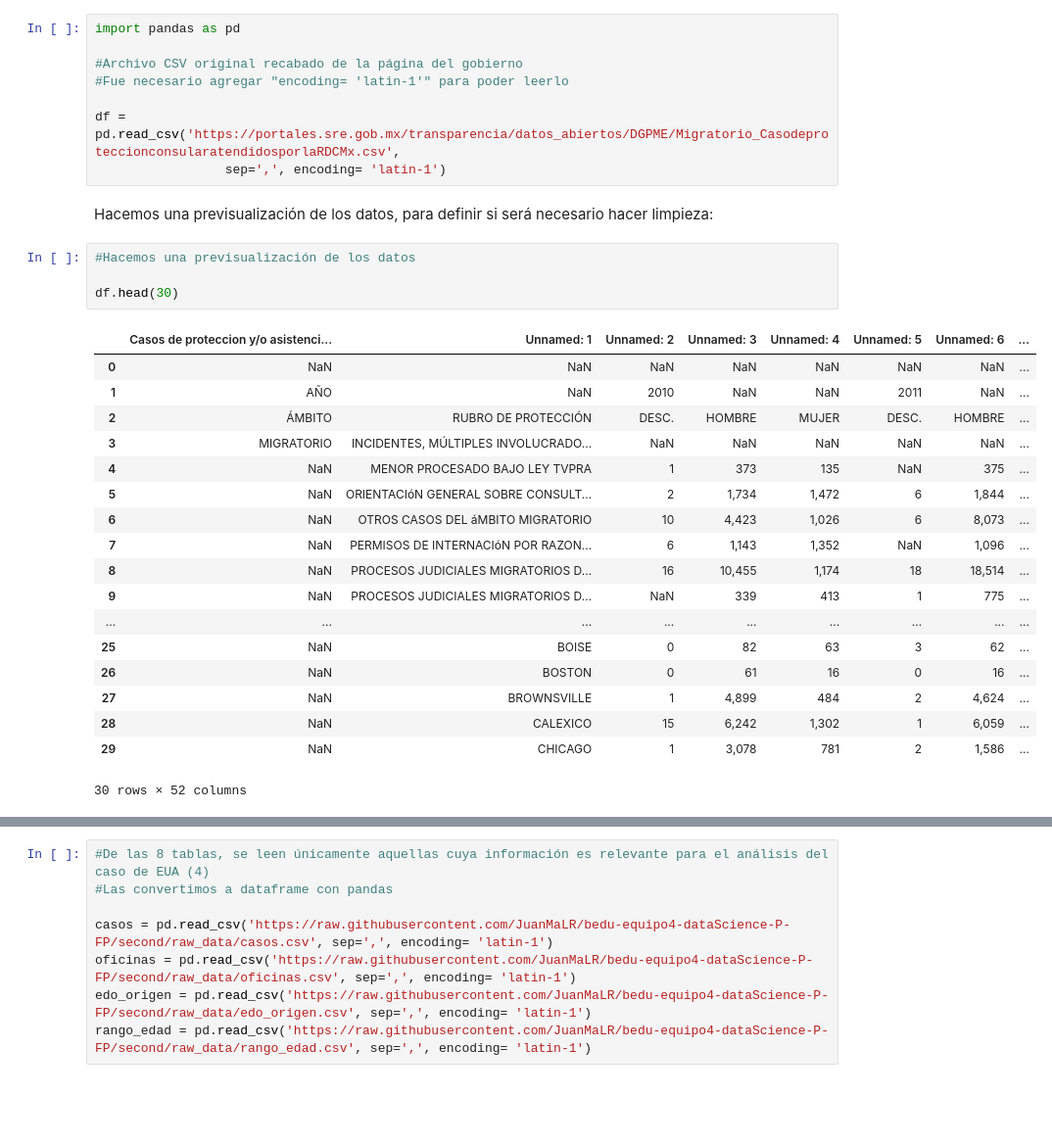
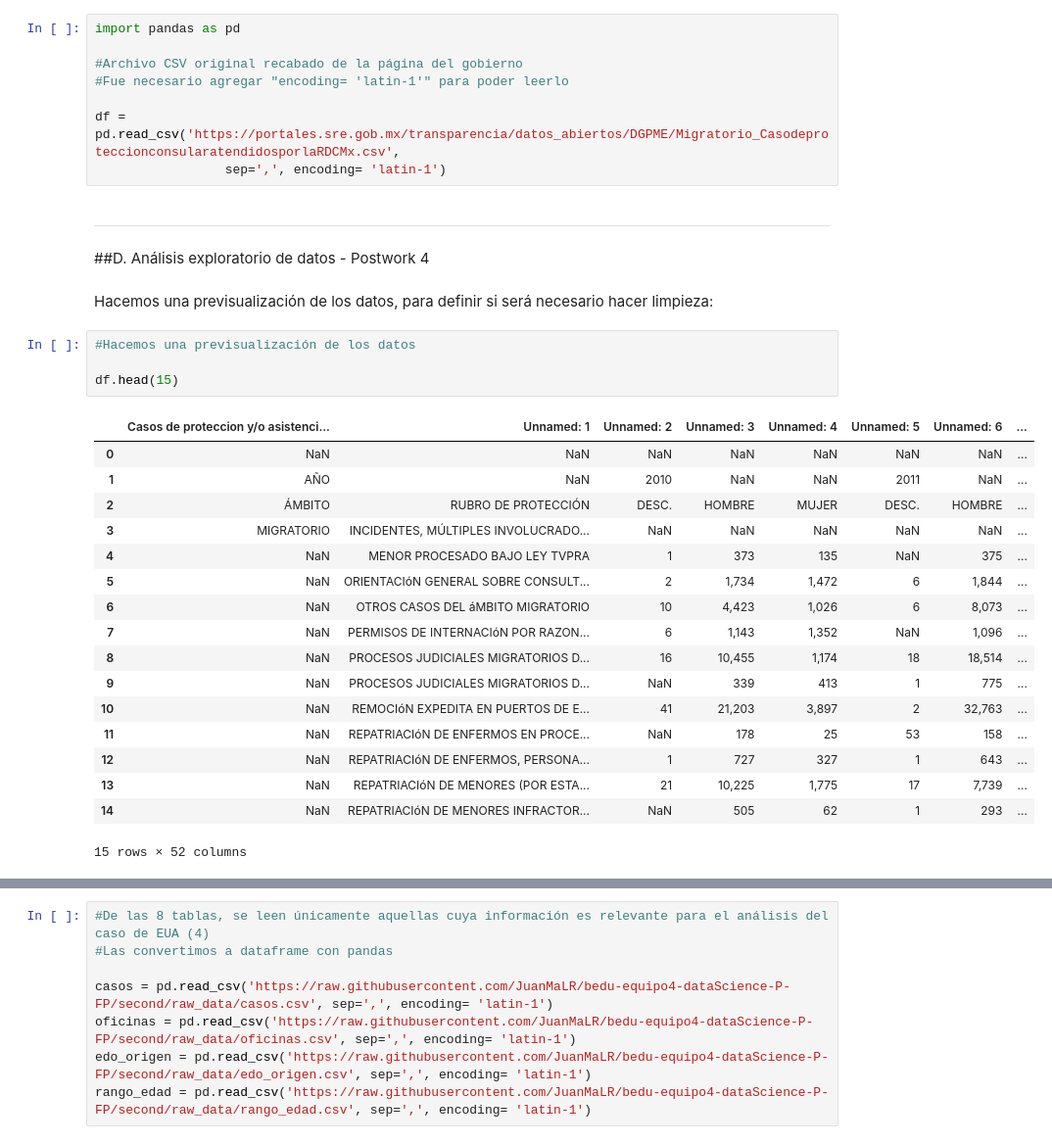
Before and after one commit to JuanMaLR/bedu-equipo4-dataScience-P-FP, a Jupyter notebook: FinalProject.ipynb, the cells around one changed output, grey strips where cells are left out. Shown: that part at 98% size. Saved outputs shown, nothing was run; the diff lists cells and outputs as text; blank space fills up the shorter version.

```diff
--- a/FinalProject.ipynb
+++ b/FinalProject.ipynb
@@ -63,28 +62,30 @@ import pandas as pd
 
 df = pd.read_csv('https://portales.sre.gob.mx/transparencia/datos_abiertos/DGPME/Migratorio_CasodeproteccionconsularatendidosporlaRDCMx.csv',
                  sep=',', encoding= 'latin-1')
+# %% [markdown]
+---
+##D. Análisis exploratorio de datos - Postwork 4
 # %% [markdown]
 Hacemos una previsualización de los datos, para definir si será necesario hacer limpieza:
 # %%
 #Hacemos una previsualización de los datos
 
-df.head(30)
+df.head(15)
 # %% [output]
 |  | Casos de proteccion y/o asistenci... | Unnamed: 1 | Unnamed: 2 | Unnamed: 3 | Unnamed: 4 | Unnamed: 5 | Unnamed: 6 | ... |
 | 0 | NaN | NaN | NaN | NaN | NaN | NaN | NaN | ... |
 | 1 | AÑO | NaN | 2010 | NaN | NaN | 2011 | NaN | ... |
 | 2 | ÁMBITO | RUBRO DE PROTECCIÓN | DESC. | HOMBRE | MUJER | DESC. | HOMBRE | ... |
 | 3 | MIGRATORIO | INCIDENTES, MÚLTIPLES INVOLUCRADO... | NaN | NaN | NaN | NaN | NaN | ... |
 | 4 | NaN | MENOR PROCESADO BAJO LEY TVPRA | 1 | 373 | 135 | NaN | 375 | ... |
 | 5 | NaN | ORIENTACIóN GENERAL SOBRE CONSULT... | 2 | 1,734 | 1,472 | 6 | 1,844 | ... |
 | 6 | NaN | OTROS CASOS DEL áMBITO MIGRATORIO | 10 | 4,423 | 1,026 | 6 | 8,073 | ... |
 | 7 | NaN | PERMISOS DE INTERNACIóN POR RAZON... | 6 | 1,143 | 1,352 | NaN | 1,096 | ... |
 | 8 | NaN | PROCESOS JUDICIALES MIGRATORIOS D... | 16 | 10,455 | 1,174 | 18 | 18,514 | ... |
 | 9 | NaN | PROCESOS JUDICIALES MIGRATORIOS D... | NaN | 339 | 413 | 1 | 775 | ... |
-| ... | ... | ... | ... | ... | ... | ... | ... | ... |
-| 25 | NaN | BOISE | 0 | 82 | 63 | 3 | 62 | ... |
-| 26 | NaN | BOSTON | 0 | 61 | 16 | 0 | 16 | ... |
-| 27 | NaN | BROWNSVILLE | 1 | 4,899 | 484 | 2 | 4,624 | ... |
-| 28 | NaN | CALEXICO | 15 | 6,242 | 1,302 | 1 | 6,059 | ... |
-| 29 | NaN | CHICAGO | 1 | 3,078 | 781 | 2 | 1,586 | ... |
+| 10 | NaN | REMOCIóN EXPEDITA EN PUERTOS DE E... | 41 | 21,203 | 3,897 | 2 | 32,763 | ... |
+| 11 | NaN | REPATRIACIóN DE ENFERMOS EN PROCE... | NaN | 178 | 25 | 53 | 158 | ... |
+| 12 | NaN | REPATRIACIóN DE ENFERMOS, PERSONA... | 1 | 727 | 327 | 1 | 643 | ... |
+| 13 | NaN | REPATRIACIóN DE MENORES (POR ESTA... | 21 | 10,225 | 1,775 | 17 | 7,739 | ... |
+| 14 | NaN | REPATRIACIóN DE MENORES INFRACTOR... | NaN | 505 | 62 | 1 | 293 | ... |
-30 rows × 52 columns
+15 rows × 52 columns
```
Also changed, not shown: parts of 61 cells of this notebook.
